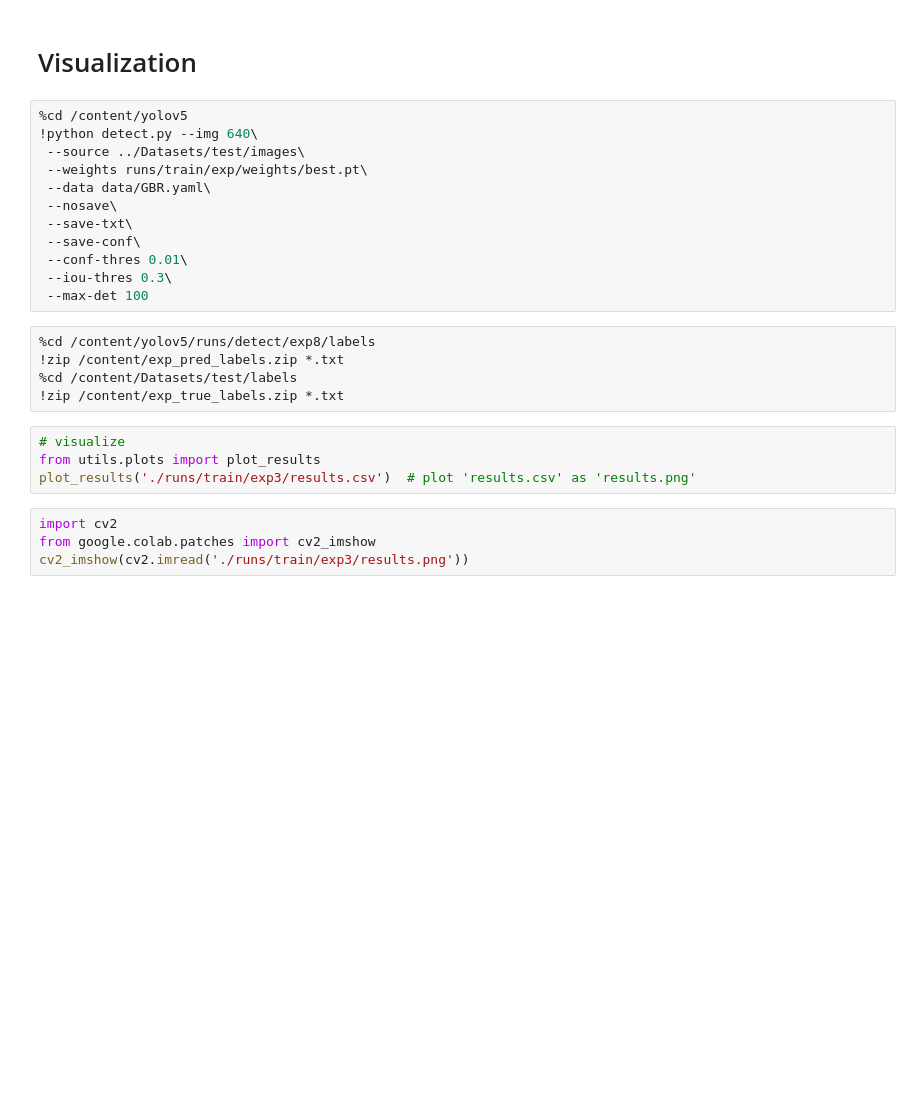
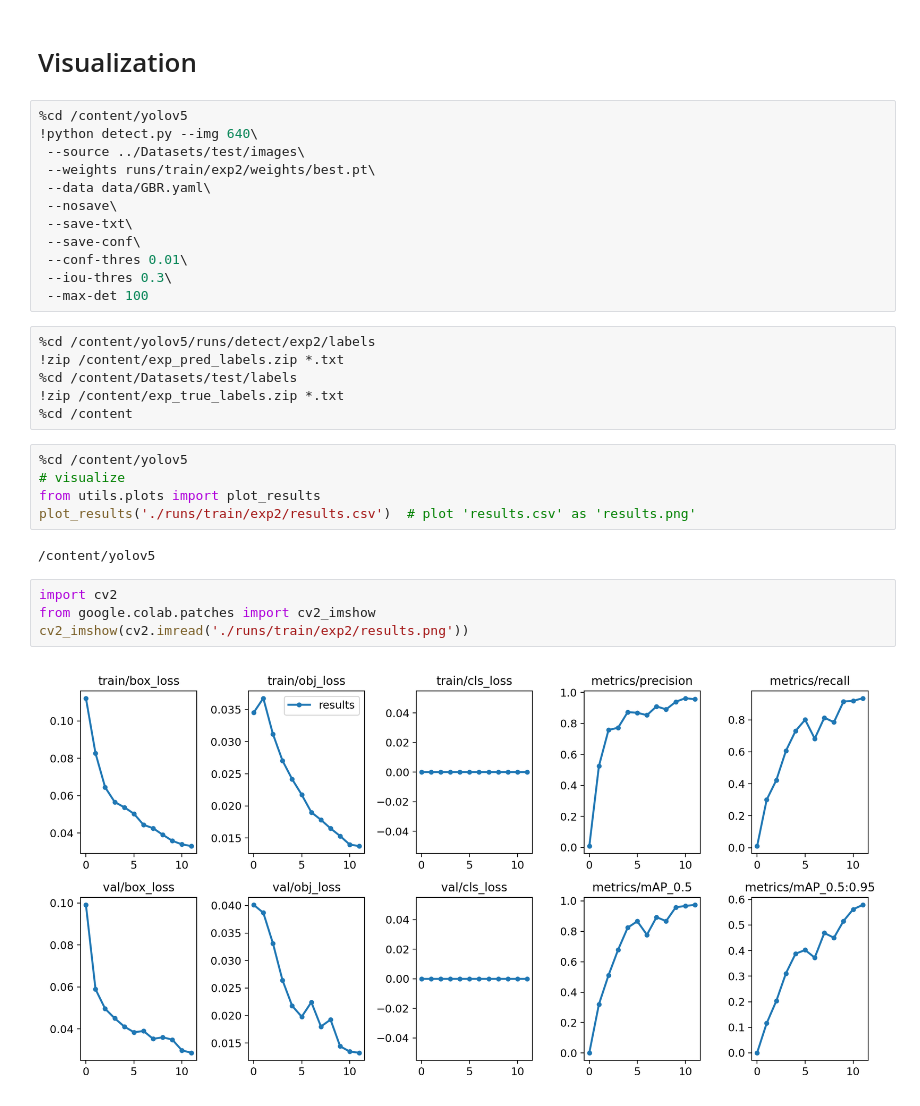
Before and after one commit to luanakwon/GreatBarrierReef, a Jupyter notebook: GBR_YOLOBasic.ipynb, the cells around one changed output. Drawn from its saved outputs; the diff is of its cells as text; blank space fills up the shorter version.

```diff
--- a/GBR_YOLOBasic.ipynb
+++ b/GBR_YOLOBasic.ipynb
@@ -241,7 +241,7 @@ Results saved to runs/train/exp
 %cd /content/yolov5
 !python detect.py --img 640\
  --source ../Datasets/test/images\
- --weights runs/train/exp/weights/best.pt\
+ --weights runs/train/exp2/weights/best.pt\
  --data data/GBR.yaml\
  --nosave\
  --save-txt\
@@ -250,15 +250,21 @@ Results saved to runs/train/exp
  --iou-thres 0.3\
  --max-det 100
 # %%
-%cd /content/yolov5/runs/detect/exp8/labels
+%cd /content/yolov5/runs/detect/exp2/labels
 !zip /content/exp_pred_labels.zip *.txt
 %cd /content/Datasets/test/labels
 !zip /content/exp_true_labels.zip *.txt
+%cd /content
 # %%
+%cd /content/yolov5
 # visualize
 from utils.plots import plot_results
-plot_results('./runs/train/exp3/results.csv')  # plot 'results.csv' as 'results.png'
+plot_results('./runs/train/exp2/results.csv')  # plot 'results.csv' as 'results.png'
+# %% [output]
+/content/yolov5
 # %%
 import cv2
 from google.colab.patches import cv2_imshow
-cv2_imshow(cv2.imread('./runs/train/exp3/results.png'))
+cv2_imshow(cv2.imread('./runs/train/exp2/results.png'))
+# %% [output]
+[figure, added]
```
Also changed, not shown: parts of 4 cells of this notebook.
